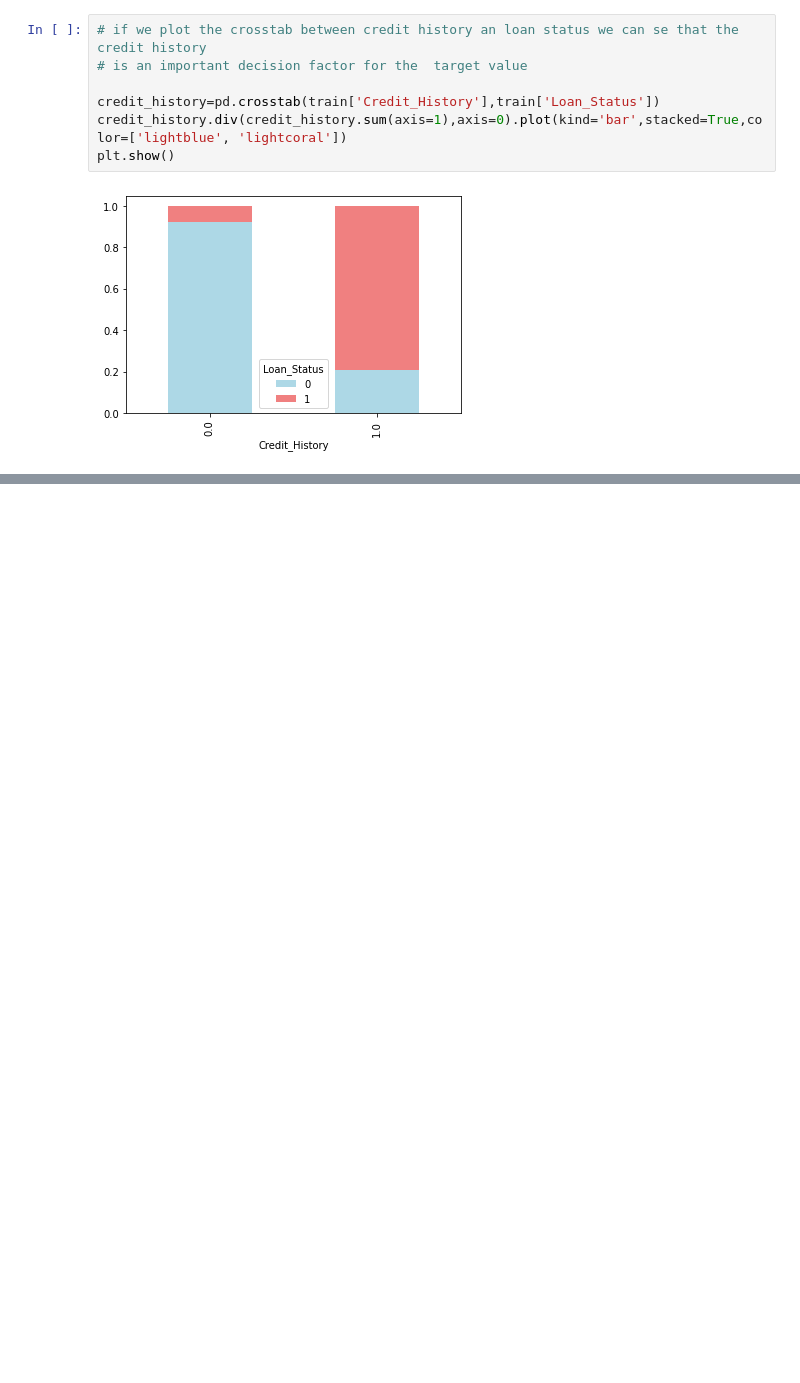
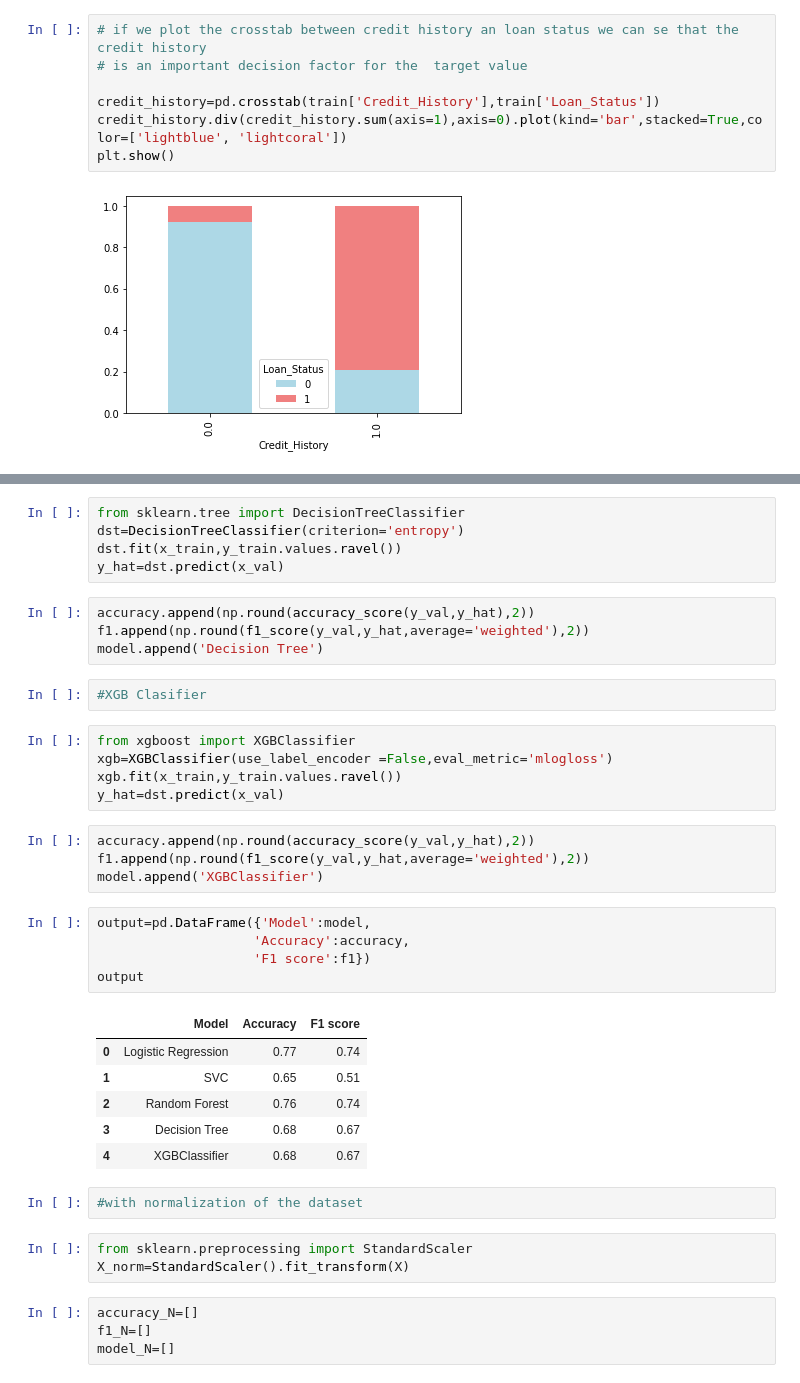
Before and after one commit to CSP-Simon/proiectDSI, a Jupyter notebook: ProiectDSI.ipynb, the cells around one changed output, grey strips where cells are left out. Cells and saved outputs as stored; diff of their text form; blank space fills up the shorter version.

```diff
--- a/ProiectDSI.ipynb
+++ b/ProiectDSI.ipynb
@@ -306,0 +451,41 @@ plt.show()
+# %%
+from sklearn.tree import DecisionTreeClassifier
+dst=DecisionTreeClassifier(criterion='entropy')
+dst.fit(x_train,y_train.values.ravel())
+y_hat=dst.predict(x_val)
+# %%
+accuracy.append(np.round(accuracy_score(y_val,y_hat),2))
+f1.append(np.round(f1_score(y_val,y_hat,average='weighted'),2))
+model.append('Decision Tree')
+# %%
+#XGB Clasifier
+# %%
+from xgboost import XGBClassifier
+xgb=XGBClassifier(use_label_encoder =False,eval_metric='mlogloss')
+xgb.fit(x_train,y_train.values.ravel())
+y_hat=dst.predict(x_val)
+# %%
+accuracy.append(np.round(accuracy_score(y_val,y_hat),2))
+f1.append(np.round(f1_score(y_val,y_hat,average='weighted'),2))
+model.append('XGBClassifier')
+# %%
+output=pd.DataFrame({'Model':model,
+                    'Accuracy':accuracy,
+                    'F1 score':f1})
+output
+# %% [output]
+|  | Model | Accuracy | F1 score |
+| 0 | Logistic Regression | 0.77 | 0.74 |
+| 1 | SVC | 0.65 | 0.51 |
+| 2 | Random Forest | 0.76 | 0.74 |
+| 3 | Decision Tree | 0.68 | 0.67 |
+| 4 | XGBClassifier | 0.68 | 0.67 |
+# %%
+#with normalization of the dataset
+# %%
+from sklearn.preprocessing import StandardScaler
+X_norm=StandardScaler().fit_transform(X)
+# %%
+accuracy_N=[]
+f1_N=[]
+model_N=[]
```
Also changed, not shown: parts of 49 cells of this notebook.
